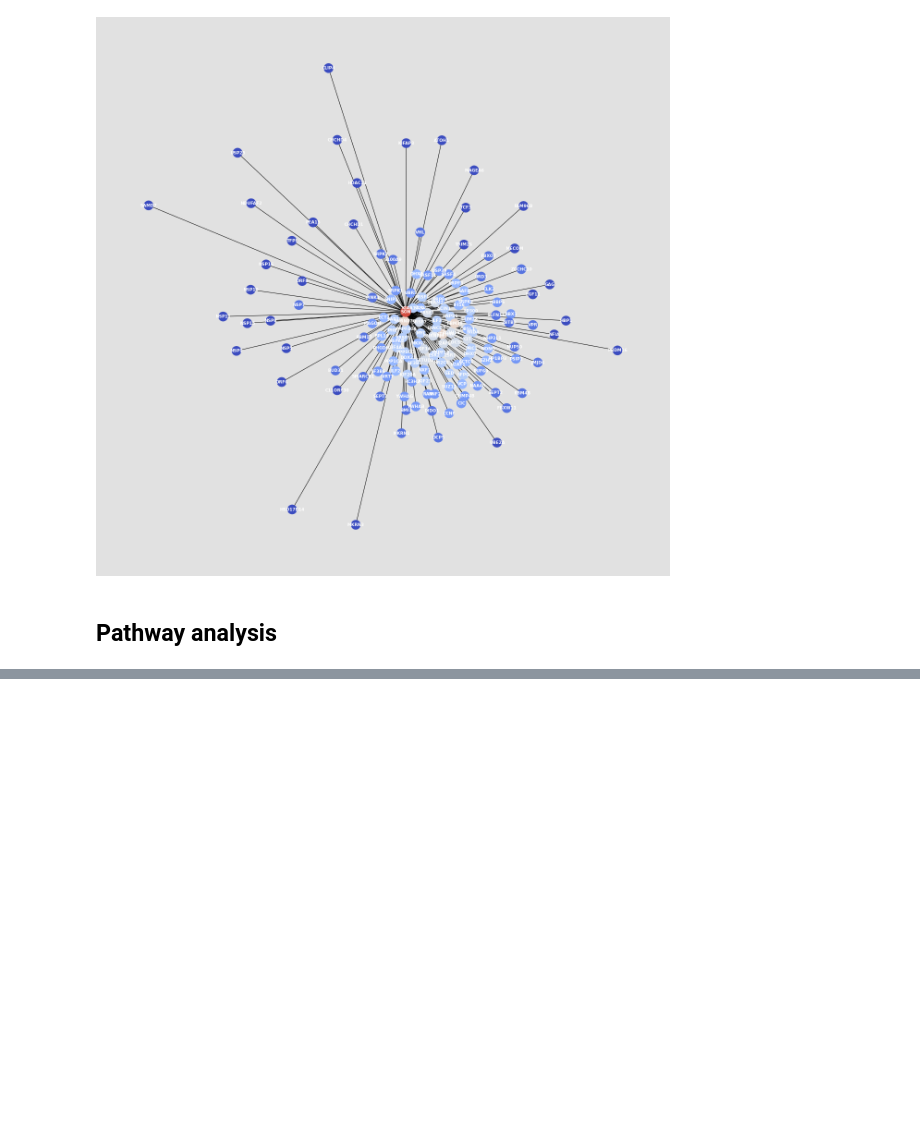
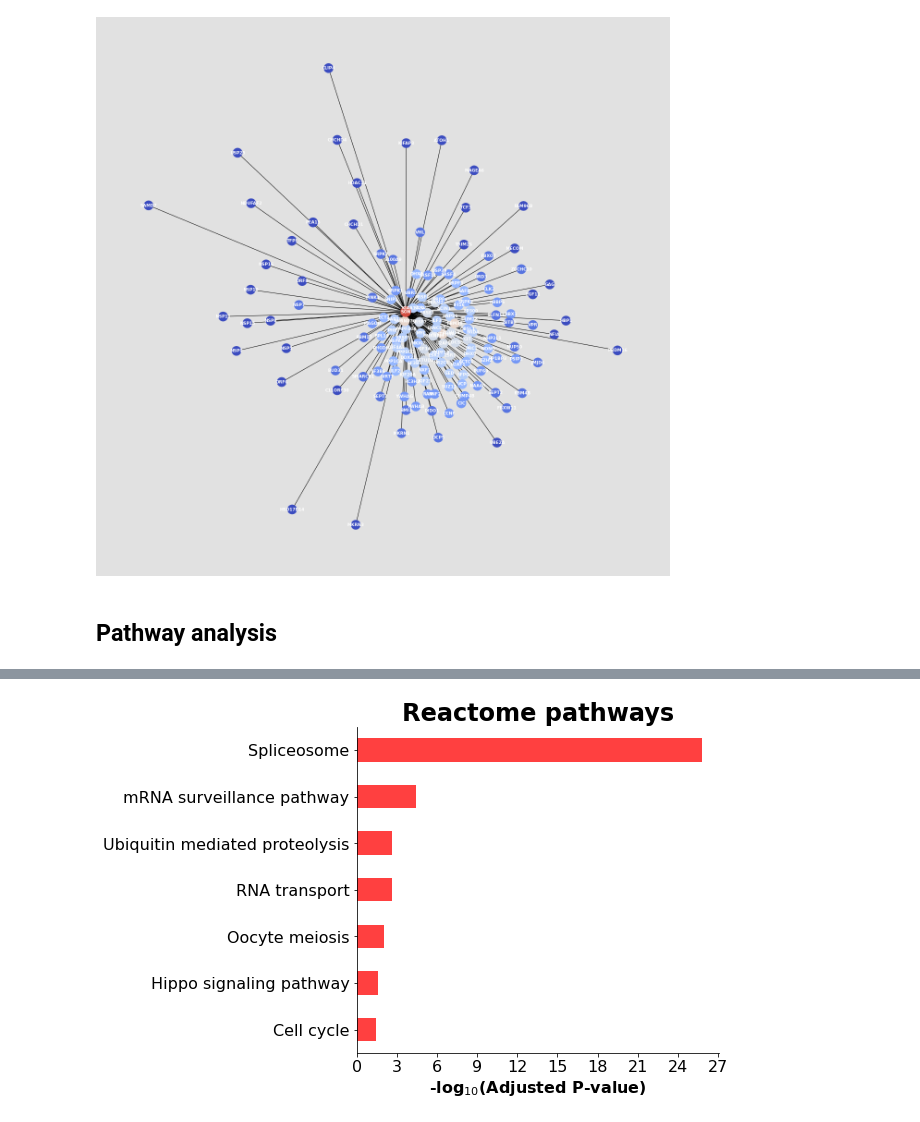
Before and after one commit to nikodallanoce/ComputationalHealthLaboratory, a Jupyter notebook: Project_CHL.ipynb, the cells around one changed output, grey strips where cells are left out. Saved outputs shown, nothing was run; the diff lists cells and outputs as text; code cells hidden in the pictures; blank space fills up the shorter version.

Commit message:
Pathway analysis inserted in the notebook

```diff
--- a/Project_CHL.ipynb
+++ b/Project_CHL.ipynb
@@ -288,0 +227,8 @@ analysis.token_pathway_summary('MjAyMjA0MTYxNDM5MjBfNjU0OA%3D%3D', 'R-HSA-969463
+# %%
+enr = gp.enrichr(gene_list=pd.DataFrame(nodes),
+                 gene_sets=['KEGG_2021_Human'],
+                 organism='Human',
+                 description='DEGs_up_1d',
+                 outdir='test/enr_DEGs_Reactome_up',
+                 cutoff=0.5
+                )
@@ -288,0 +251,4 @@ analysis.token_pathway_summary('MjAyMjA0MTYxNDM5MjBfNjU0OA%3D%3D', 'R-HSA-969463
+# %%
+barplot(enr.res2d, title="Reactome pathways", color="r")
+# %% [output]
+[figure, added]
```
Also changed, not shown: parts of 10 cells of this notebook.
